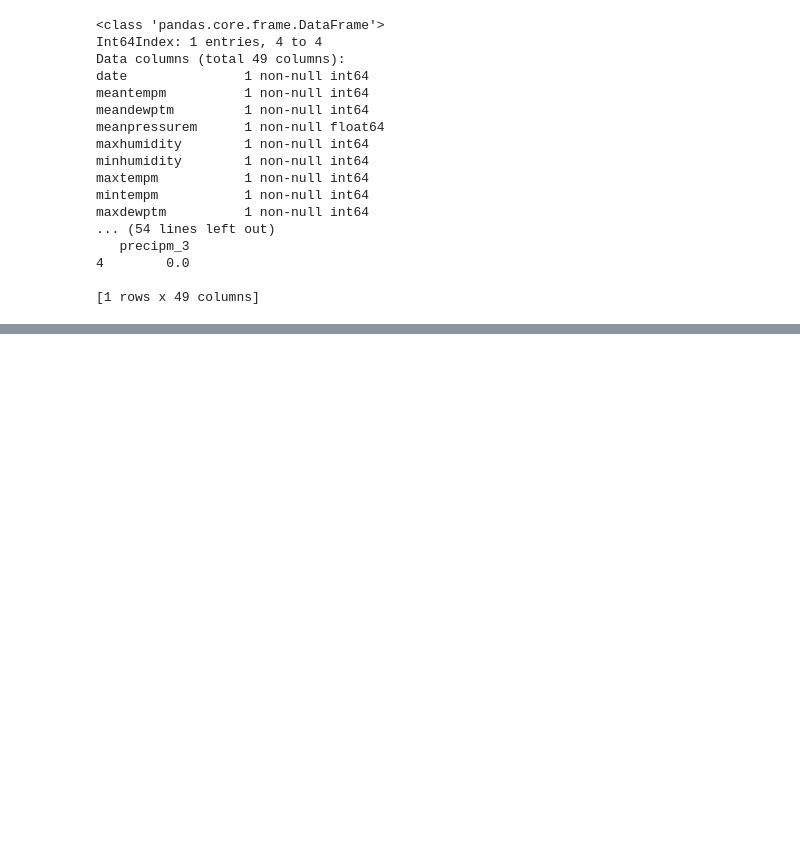
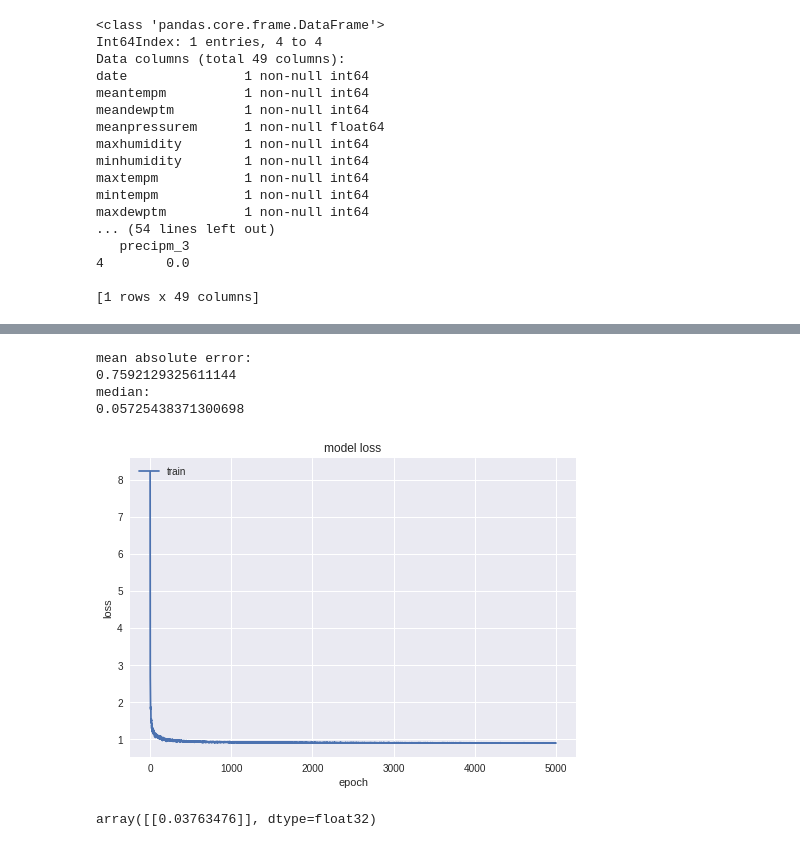
Before and after one commit to roxasboss/TM-lyca-2018, a Jupyter notebook: weather.ipynb, the cells around one changed output, grey strips where cells are left out. Drawn from its saved outputs; the diff is of its cells as text; code cells hidden in the pictures; blank space fills up the shorter version.

```diff
--- a/weather.ipynb
+++ b/weather.ipynb
@@ -502,0 +628,9 @@ SyntaxError: ignored
+# %%
+history = LossHistory()
+X_train, X_tmp, y_train, y_tmp = train_test_split(X, y, test_size=0.2, random_state=23)
+X_test, X_val, y_test, y_val = train_test_split(X_tmp, y_tmp, test_size=0.5, random_state=23)
+
+X_train.shape, X_test.shape, X_val.shape
+print("Training instances   {}, Training features   {}".format(X_train.shape[0], X_train.shape[1]))
+print("Validation instances {}, Validation features {}".format(X_val.shape[0], X_val.shape[1]))
+print("Testing instances    {}, Testing features    {}".format(X_test.shape[0], X_test.shape[1]))
@@ -502,0 +641,15 @@ SyntaxError: ignored
+# %%
+X_train = X_train.astype('float32')
+X_val = X_val.astype("float32")
+X_test = X_test.astype('float32')
+# %%
+model = Sequential()
+
+
+model.add(Dense(10,kernel_initializer='normal',activation = "relu",input_dim=36))
+
+#model.add(Dense(10,kernel_initializer='normal',activation = "relu"))
+
+model.add(Dense(1, kernel_initializer='normal',activation="linear"))
+model.compile(optimizer='adagrad',loss='MAE', metrics=['accuracy'])
+model.summary()
@@ -502,0 +668,2 @@ SyntaxError: ignored
+# %%
+history = model.fit(X_train,y_train,batch_size =64, epochs = 5000, verbose =0, validation_data=(X_test, y_test))
@@ -502,0 +690,26 @@ SyntaxError: ignored
+# %%
+prediction = model.predict(X_val,steps = 1)
+mean_error = abs((y_val-prediction))
+print("mean absolute error: ")
+print(mean_error.mean())
+print("median: ")
+print(median_absolute_error(y_val, prediction))
+# %% [output]
+mean absolute error:
+0.7592129325611144
+median:
+0.05725438371300698
+# %%
+import matplotlib.pyplot as plt
+
+
+
+plt.plot(history.history['loss'])
+
+plt.title('model loss')
+plt.ylabel('loss')
+plt.xlabel('epoch')
+plt.legend(['train'], loc='upper left')
+plt.show()
+# %% [output]
+[figure, added]
@@ -502,0 +725,4 @@ SyntaxError: ignored
+# %%
+model.predict(X,steps = 1)
+# %% [output]
+array([[0.03763476]], dtype=float32)
```
Also changed, not shown: parts of 56 cells of this notebook.
